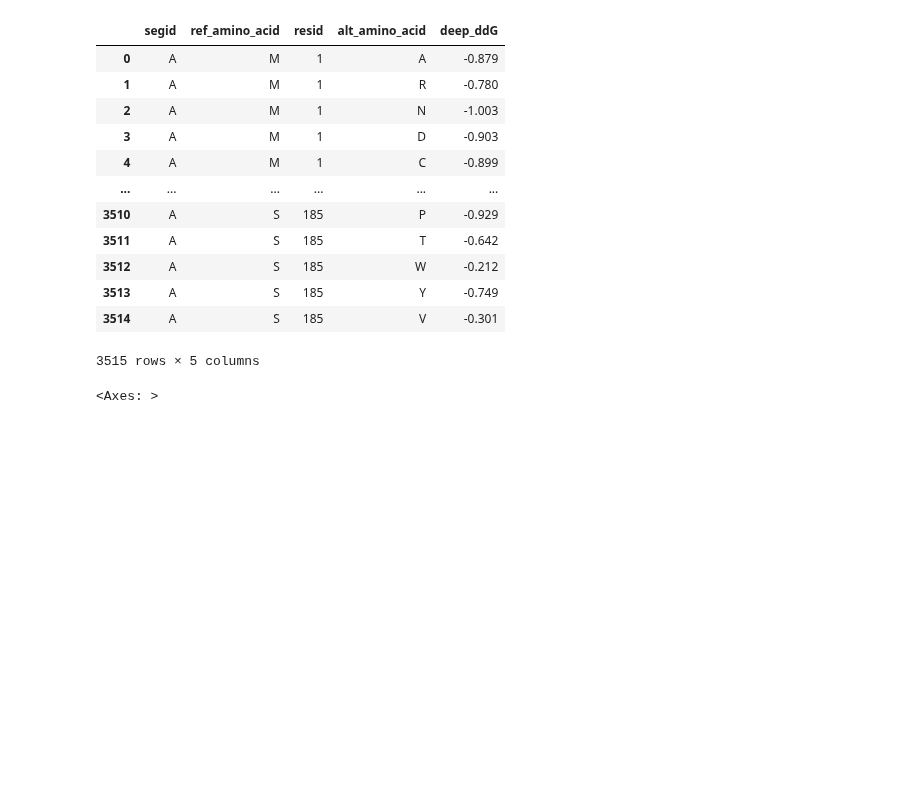
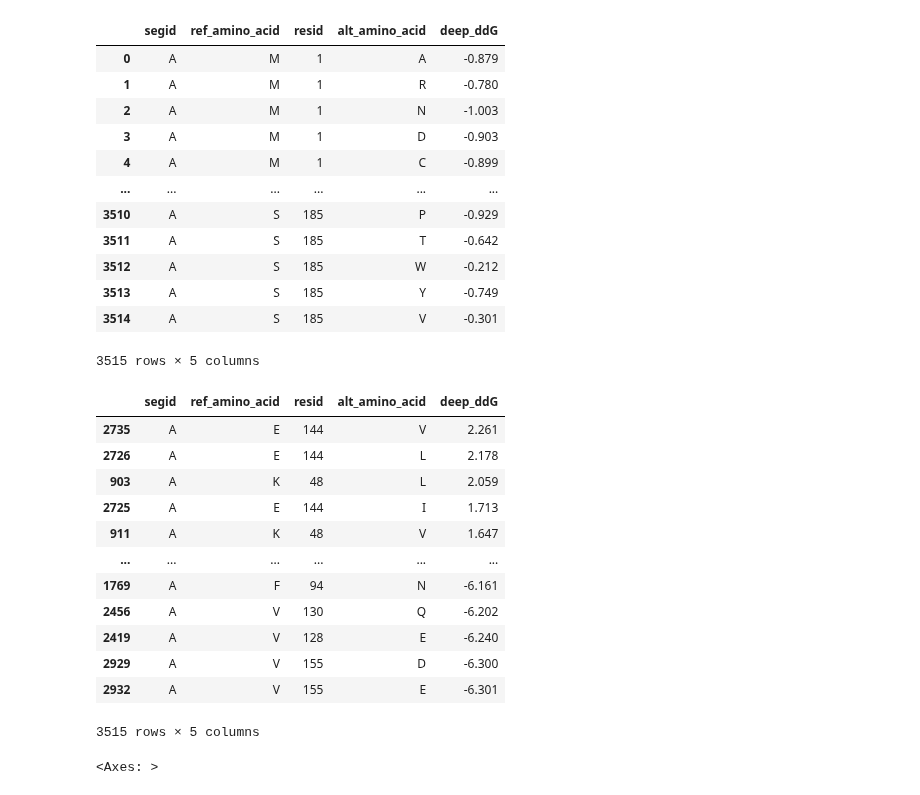
Before and after one commit to fowler-lab/tb-pnca-gnn, a Jupyter notebook: dd_pnca/pnca_features.ipynb, the cells around one changed output. Saved outputs shown, nothing was run; the diff lists cells and outputs as text; code cells hidden in the pictures; blank space fills up the shorter version.

```diff
--- a/dd_pnca/pnca_features.ipynb
+++ b/dd_pnca/pnca_features.ipynb
@@ -143,6 +143,22 @@ deepddg
 | 3513 | A | S | 185 | Y | -0.749 |
 | 3514 | A | S | 185 | V | -0.301 |
 3515 rows × 5 columns
+# %%
+deepddg.sort_values('deep_ddG', ascending=False)
+# %% [output]
+|  | segid | ref_amino_acid | resid | alt_amino_acid | deep_ddG |
+| 2735 | A | E | 144 | V | 2.261 |
+| 2726 | A | E | 144 | L | 2.178 |
+| 903 | A | K | 48 | L | 2.059 |
+| 2725 | A | E | 144 | I | 1.713 |
+| 911 | A | K | 48 | V | 1.647 |
+| ... | ... | ... | ... | ... | ... |
+| 1769 | A | F | 94 | N | -6.161 |
+| 2456 | A | V | 130 | Q | -6.202 |
+| 2419 | A | V | 128 | E | -6.240 |
+| 2929 | A | V | 155 | D | -6.300 |
+| 2932 | A | V | 155 | E | -6.301 |
+3515 rows × 5 columns
 # %%
 deepddg.deep_ddG.hist(bins = 20)
 # %% [output]
```
Also changed, not shown: 4 other files.
